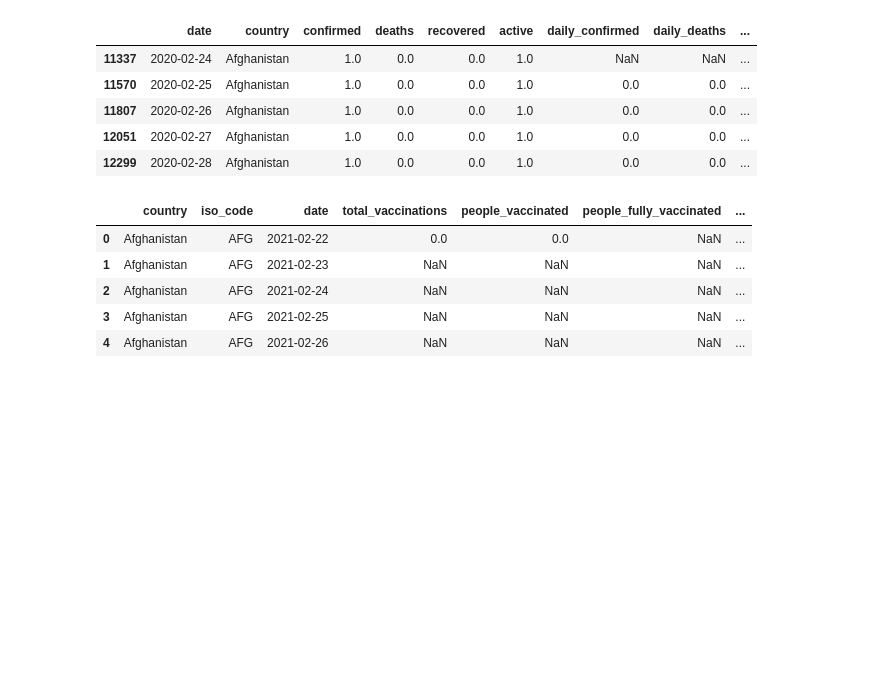
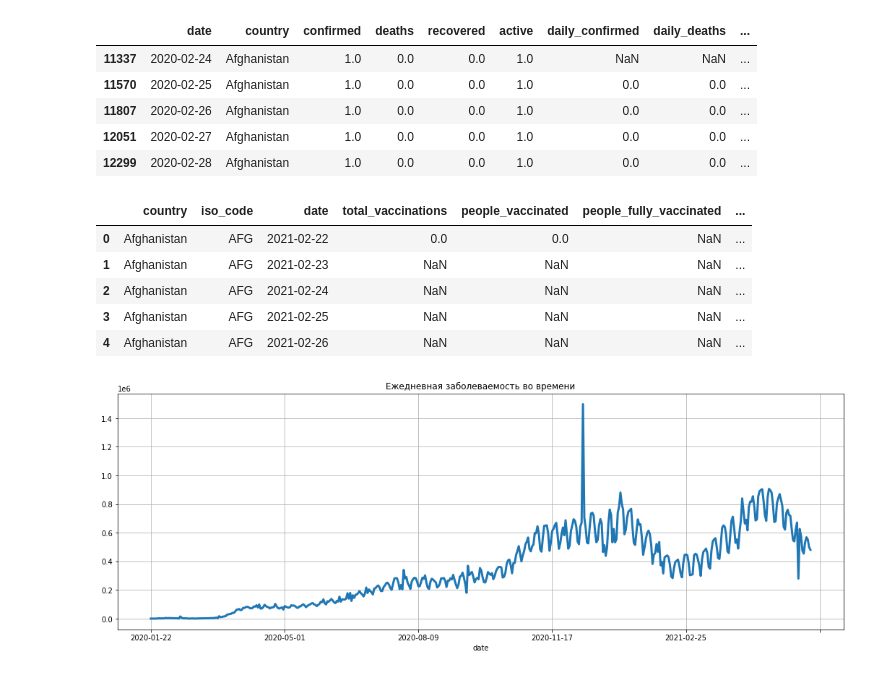
Before and after one commit to zzz-Ivan-zzz/ds_remote, a Jupyter notebook: Python-13. Visualization.ipynb, the cells around one changed output. Saved outputs shown, nothing was run; the diff lists cells and outputs as text; code cells hidden in the pictures; blank space fills up the shorter version.

```diff
--- a/Python-13. Visualization.ipynb
+++ b/Python-13. Visualization.ipynb
@@ -46,0 +53,15 @@ covid_df
+# %%
+import pandas as pd
+
+#covid_df = pd.read_csv('data/covid_df.csv',sep=';')
+
+grouped_cases = covid_df.groupby('date')['daily_confirmed'].sum() # объект типа Series
+grouped_cases.plot( # не указываем х и у, т.к. ими выступают значения и индексы Series
+    kind='line', # тип графика
+    figsize=(18, 6), # размер
+    title='Ежедневная заболеваемость во времени', # название графика
+    grid = True, # отображение сетки
+    lw=3 # толщина линии
+); # ; чтобы не выводить служебную информацию
+# %% [output]
+[figure, added]
```
Also changed, not shown: parts of 2 cells of this notebook.
